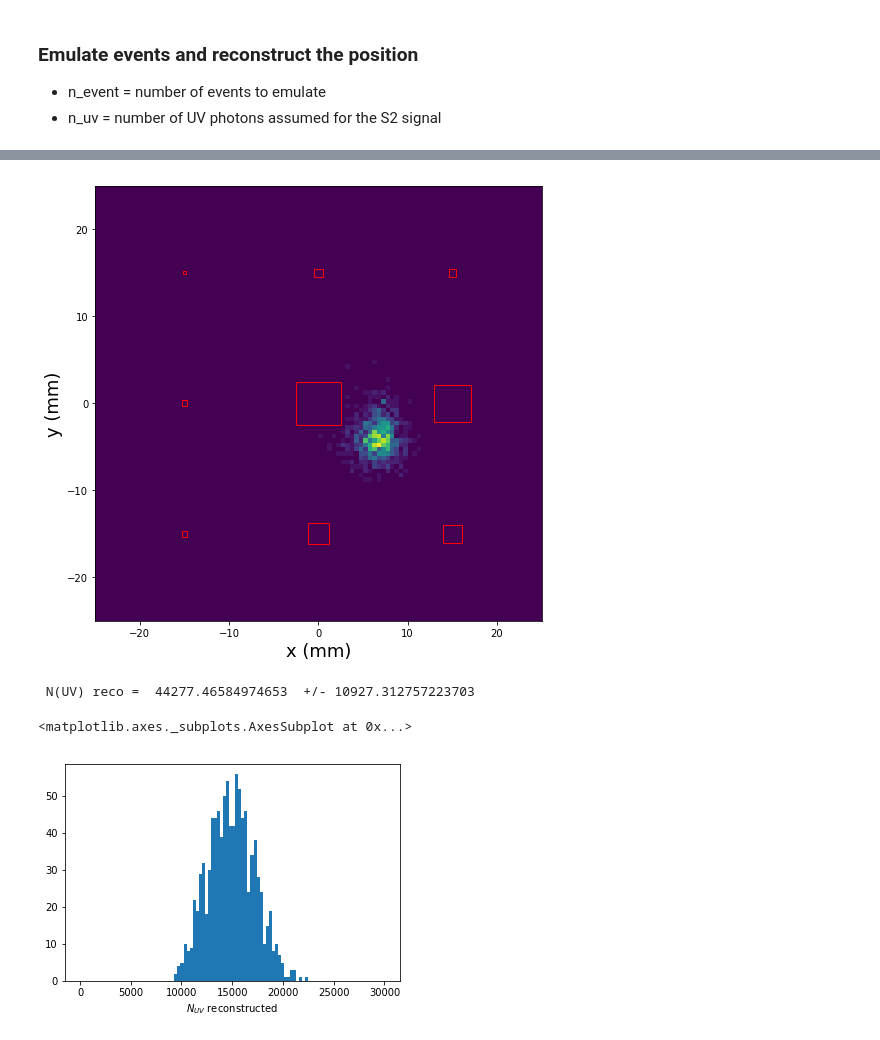
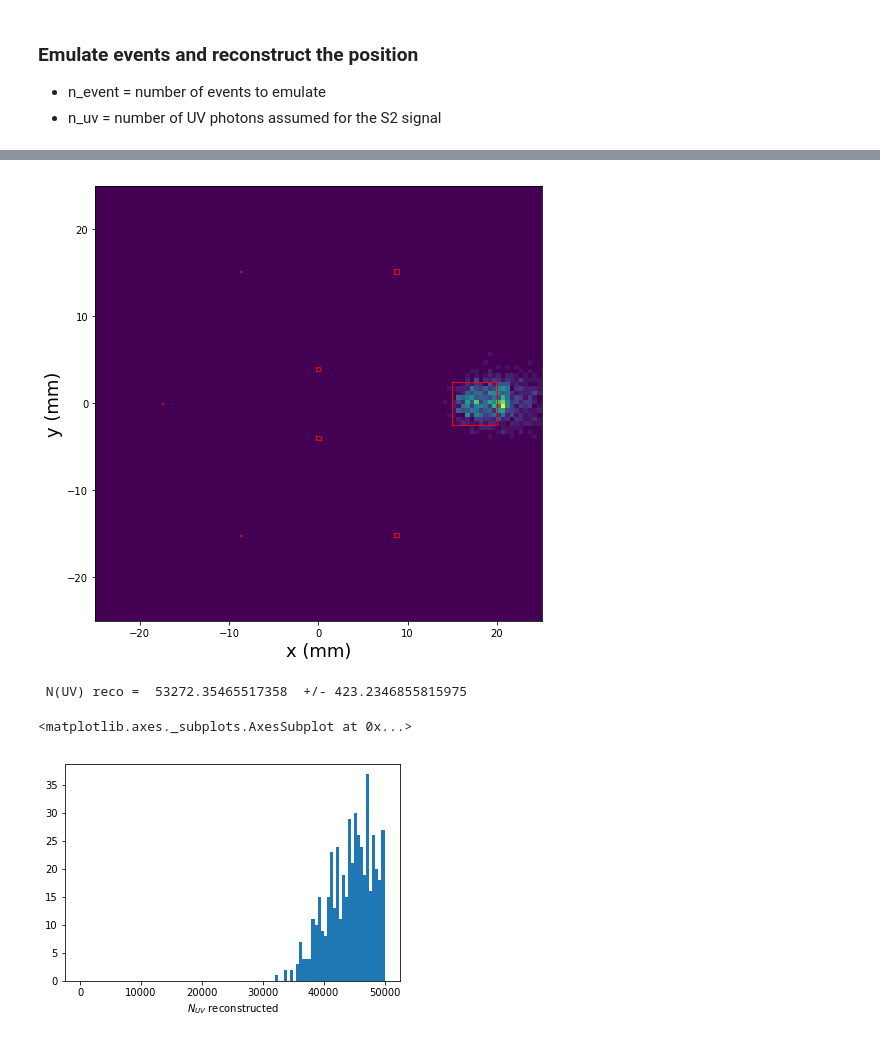
Before and after one commit to acolijn/SiPM, a Jupyter notebook: SiPMsimulatorXAMS.ipynb, the cells around one changed output, grey strips where cells are left out. Saved outputs shown, nothing was run; the diff lists cells and outputs as text; code cells hidden in the pictures.

```diff
--- a/SiPMsimulatorXAMS.ipynb
+++ b/SiPMsimulatorXAMS.ipynb
@@ -33,6 +42,3 @@ for x in np.linspace(-15,15,3,endpoint=True):
 
 * uv_position is the position where the UV photons are generated
 * n_mc is the number of MC photons
-# %%
-sim = Simulator(geo=geo,uv_position=[7,-4,0],n_mc=1000000)
-sim.generate_events()
@@ -56,0 +45,9 @@ event generation done
+# %%
+n_mc = 100000
+sims = []
+
+for x in np.linspace(0,20,11,endpoint=True):
+    print("simulate @ x= ",x," mm")
+    sim = Simulator(geo=geo,uv_position=[x,0,0],n_mc=n_mc)
+    sim.generate_events()
+    sims.append(sim)
@@ -60,8 +75,11 @@ event generation done
 * n_event = number of events to emulate
 * n_uv = number of UV photons assumed for the S2 signal
 # %%
-rec = Reconstruction(geo=geo,sim=sim)
-df = rec.emulate_events(n_uv=15000,n_event=1000,method="LNLIKE",plot=False,nbins=100,range=((-30,30),(-30,30)))
+recs = []
+for sim in sims:
+    rec = Reconstruction(sim=sim)
+    rec.emulate_events(n_uv=50000,n_event=1000,method="CHI2",plot=False,nbins=100,range=((-30,30),(-30,30)))
+    recs.append(rec)
 # %% [output]
 generated  0  events
 generated  100  events
@@ -94,11 +165,12 @@ a = rec.plot(type="res",bins=100,range=(-25,25))
 # %%
-ax = rec.plot(type="xy",range=((-25,25),(-25,25)),fcut=500000)
+i=10
+ax = recs[i].plot(type="xy",range=((-25,25),(-25,25)))
 # %% [output]
-[figure, old version]
+[figure, new version]
 # %%
-rec.plot(type="intensity",range=(0,30000))
+recs[i].plot(type="intensity",range=(0,50000))
 # %% [output]
- N(UV) reco =  44277.46584974653  +/- 10927.312757223703
+ N(UV) reco =  53272.35465517358  +/- 423.2346855815975
 <matplotlib.axes._subplots.AxesSubplot at 0x...>
-[figure, old version]
+[figure, new version]
 # %%
```
Also changed, not shown: parts of 11 cells of this notebook, 1 other file.
